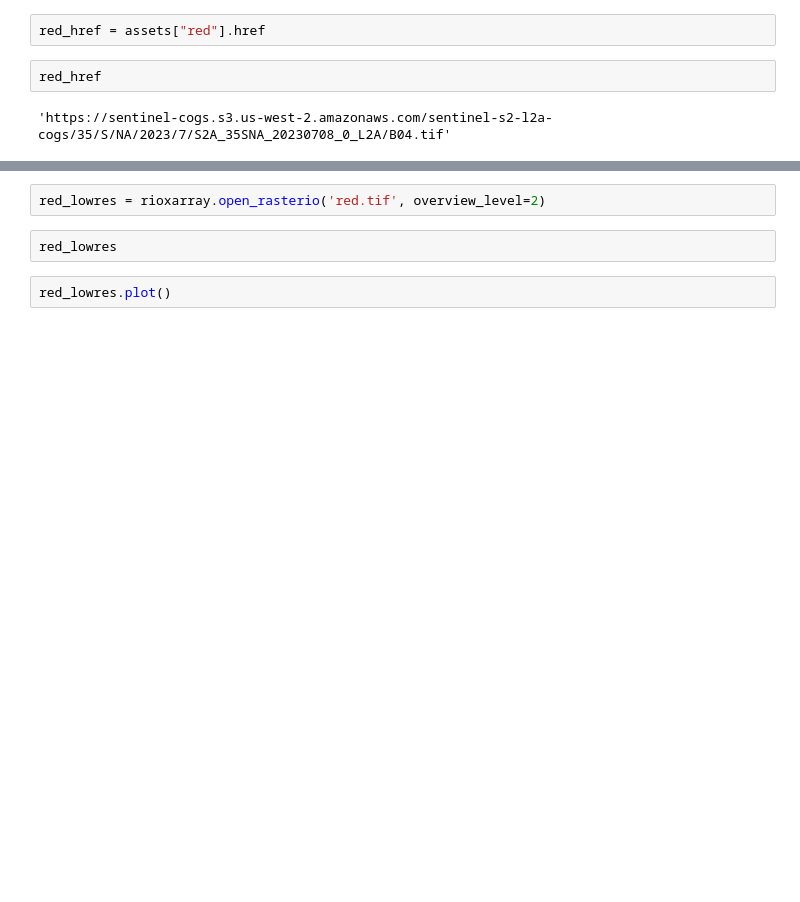
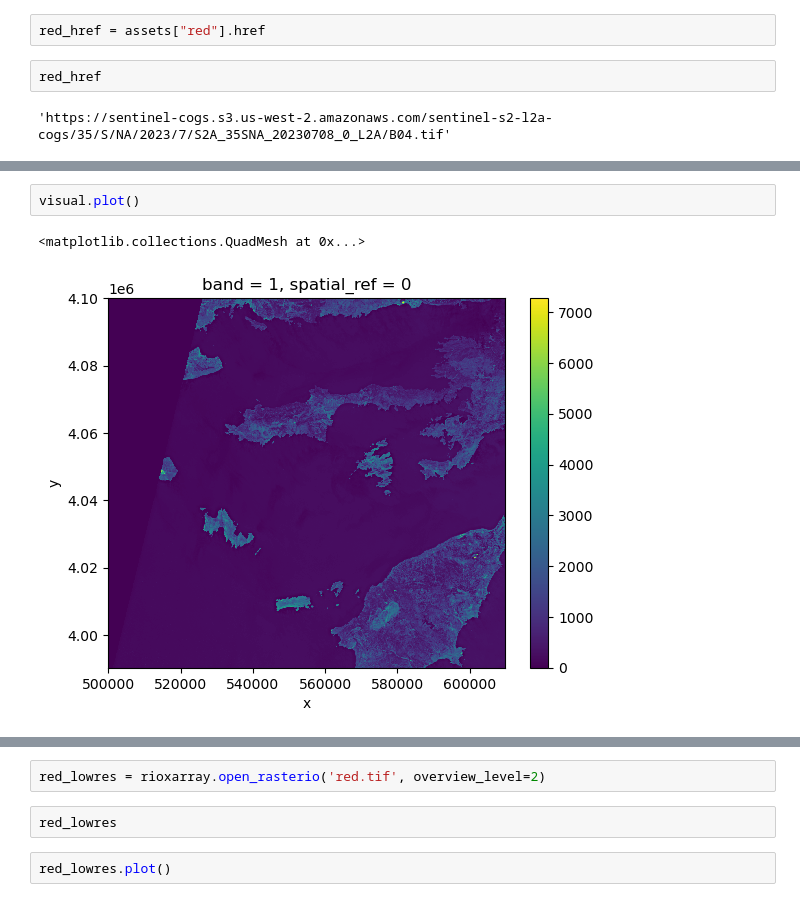
Before and after one commit to carpentries-incubator/geospatial-python, a Jupyter notebook: notebooks/06-raster-intro.ipynb, the cells around one changed output, grey strips where cells are left out. Cells and saved outputs as stored; diff of their text form; blank space fills up the shorter version.

```diff
--- a/notebooks/06-raster-intro.ipynb
+++ b/notebooks/06-raster-intro.ipynb
@@ -59,0 +118,5 @@ red
+# %%
+visual.plot()
+# %% [output]
+<matplotlib.collections.QuadMesh at 0x...>
+[figure, added]
```
Also changed, not shown: parts of 14 cells of this notebook, 1 other file.
